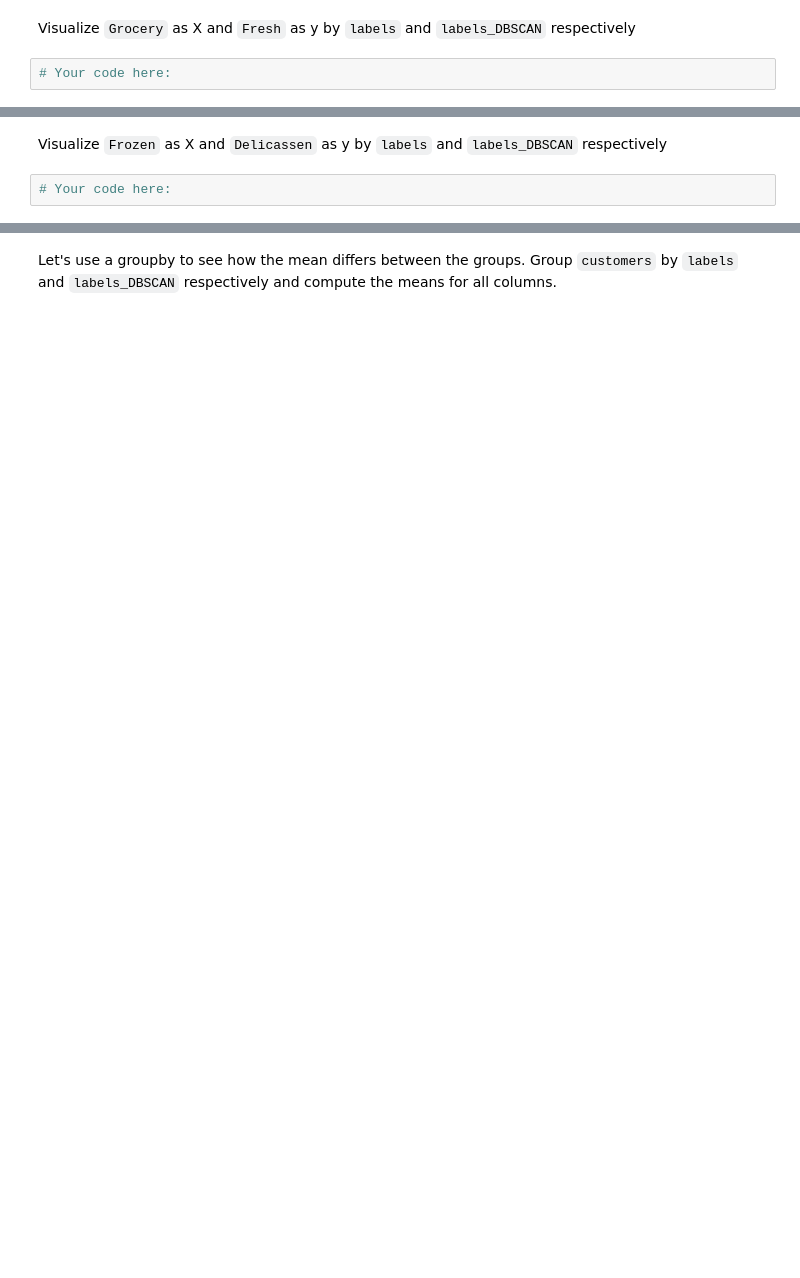
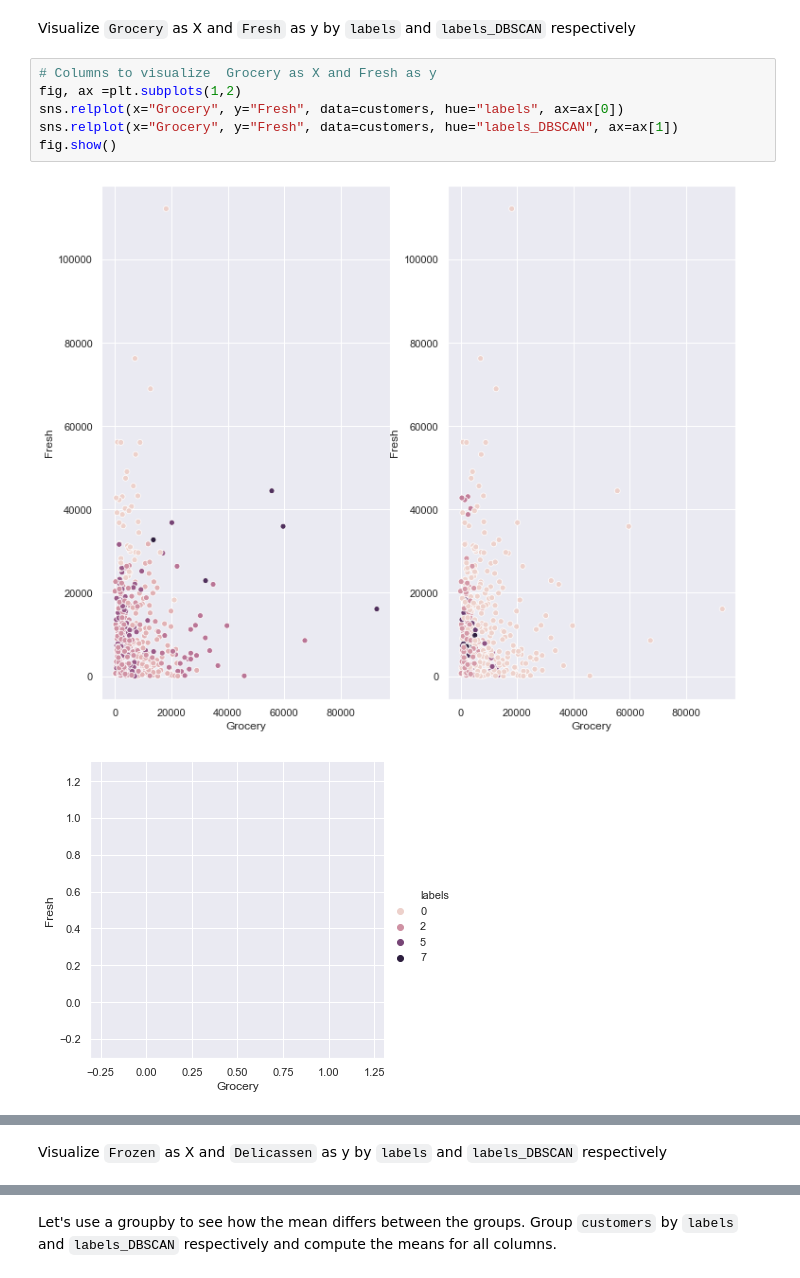
Before and after one commit to ta-data-bcn/lab-unsupervised-learning, a Jupyter notebook: your-code/main.ipynb, the cells around one changed output, grey strips where cells are left out. Cells and saved outputs as stored; diff of their text form; blank space fills up the shorter version.

```diff
--- a/your-code/main.ipynb
+++ b/your-code/main.ipynb
@@ -263,4 +273,11 @@ Visualize `Detergents_Paper` as X and `Milk` as y by `labels` and `labels_DBSCAN
 # %% [markdown]
 Visualize `Grocery` as X and `Fresh` as y by `labels` and `labels_DBSCAN` respectively
-# %%
-# Your code here:
+# %%
+# Columns to visualize  Grocery as X and Fresh as y
+fig, ax =plt.subplots(1,2)
+sns.relplot(x="Grocery", y="Fresh", data=customers, hue="labels", ax=ax[0])
+sns.relplot(x="Grocery", y="Fresh", data=customers, hue="labels_DBSCAN", ax=ax[1])
+fig.show()
+# %% [output]
+[figure, added]
+[figure, added]
@@ -267,4 +285,2 @@ Visualize `Grocery` as X and `Fresh` as y by `labels` and `labels_DBSCAN` respec
 # %% [markdown]
 Visualize `Frozen` as X and `Delicassen` as y by `labels` and `labels_DBSCAN` respectively
-# %%
-# Your code here:
```
Also changed, not shown: parts of 13 cells of this notebook.
